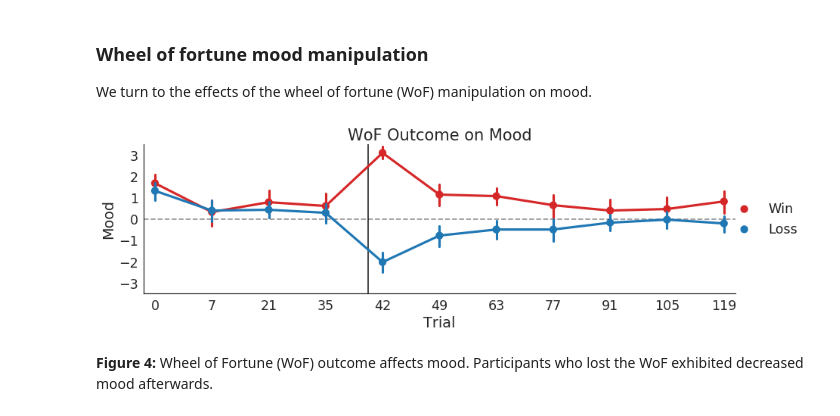
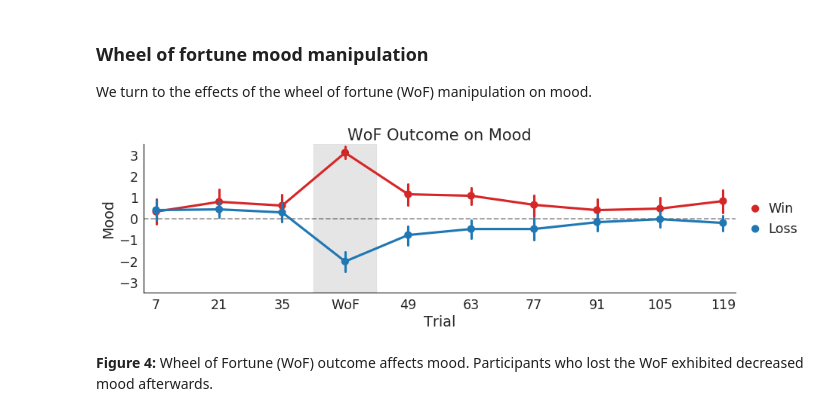
Before and after one commit to szorowi1/pni-rotations, a Jupyter notebook: 3_Behavior.ipynb, the cells around one changed output. Cells and saved outputs as stored; diff of their text form; code cells hidden in the pictures.

```diff
--- a/3_Behavior.ipynb
+++ b/3_Behavior.ipynb
@@ -316,37 +317,41 @@ We turn to the effects of the wheel of fortune (WoF) manipulation on mood.
 #~~~~~~~~~~~~~~~~~~~~~~~~~~~~~~~~~~~~~~~~~~#
 
 ## Subset data.
 mood = ratings[ratings.Variable=='Mood'].copy()
 
 ## Update trials.
 mood['Trial'] += (mood.Block-1) * 42
+
+## Exclude pre-block 1.
+mood = mood[mood.Trial > 0]
 
 ## Merge WoF info.
 mood = mood.merge(metadata[['Datetime','WoF']], on='Datetime')
 mood['Outcome'] = np.where(mood.WoF > 0, 'Win', 'Loss')
 
 #~~~~~~~~~~~~~~~~~~~~~~~~~~~~~~~~~~~~~~~~~~#
 ### Plotting.
 #~~~~~~~~~~~~~~~~~~~~~~~~~~~~~~~~~~~~~~~~~~#
 
 ## Initialize canvas.
 fig, ax = plt.subplots(1,1,figsize=(12,4))
 palette = ['#d62728','#1f77b4']
 
 ## Plot.
 sns.pointplot('Trial', 'Rating', 'Outcome', data=mood,
               palette=palette, ax=ax)
 
 ## Add info.
 ax.hlines(0, -0.2, 10.2, linestyle='--', alpha=0.4)
-ax.vlines(3.75, -3.5, 3.5, alpha=0.8, zorder=0)
-ax.set(xlim=(-0.2,10.2), ylim=(-3.5,3.5), yticks=np.arange(-3,4), ylabel='Mood', title='WoF Outcome on Mood')
-ax.legend(loc=7, bbox_to_anchor=(1.125,0.5))
+ax.fill_between([2.5,3.5],-3.5,3.5,color='k',alpha=0.1)
+ax.set(xlim=(-0.2,9.2), ylim=(-3.5,3.5), yticks=np.arange(-3,4), ylabel='Mood', title='WoF Outcome on Mood')
+ax.set_xticklabels([7, 21, 35, 'WoF', 49, 63, 77, 91, 105, 119])
+ax.legend(loc=7, bbox_to_anchor=(1.125,0.5), handletextpad=0)
 
 sns.despine()
 plt.tight_layout()
 # %% [output]
-[figure, old version]
+[figure, new version]
 # %% [markdown]
 **Figure 4:** Wheel of Fortune (WoF) outcome affects mood. Participants who lost the WoF exhibited decreased mood afterwards.
 # %% [markdown]
```
Also changed, not shown: parts of 12 cells of this notebook.
